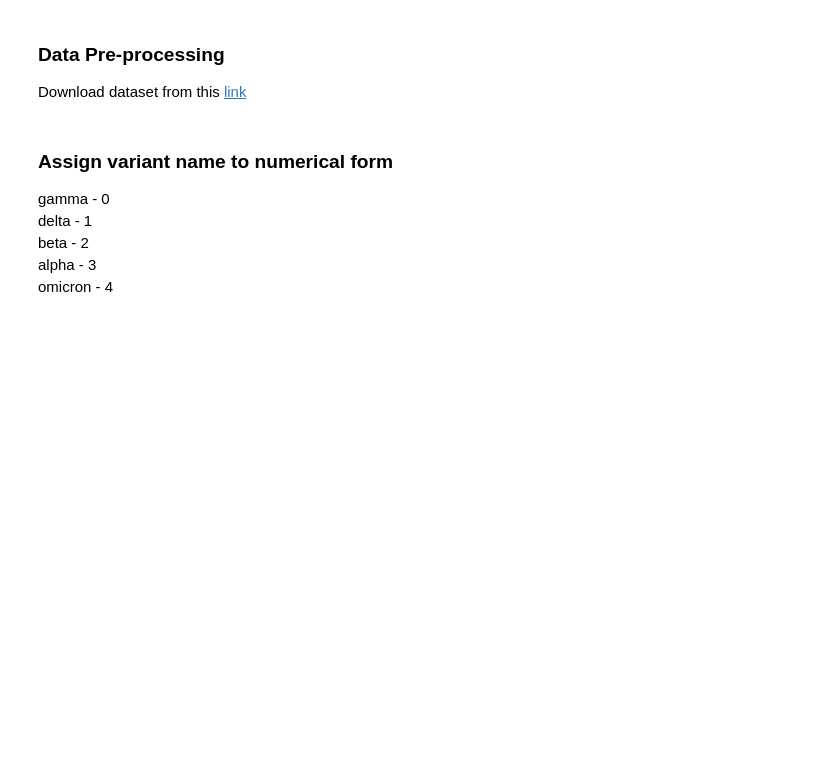
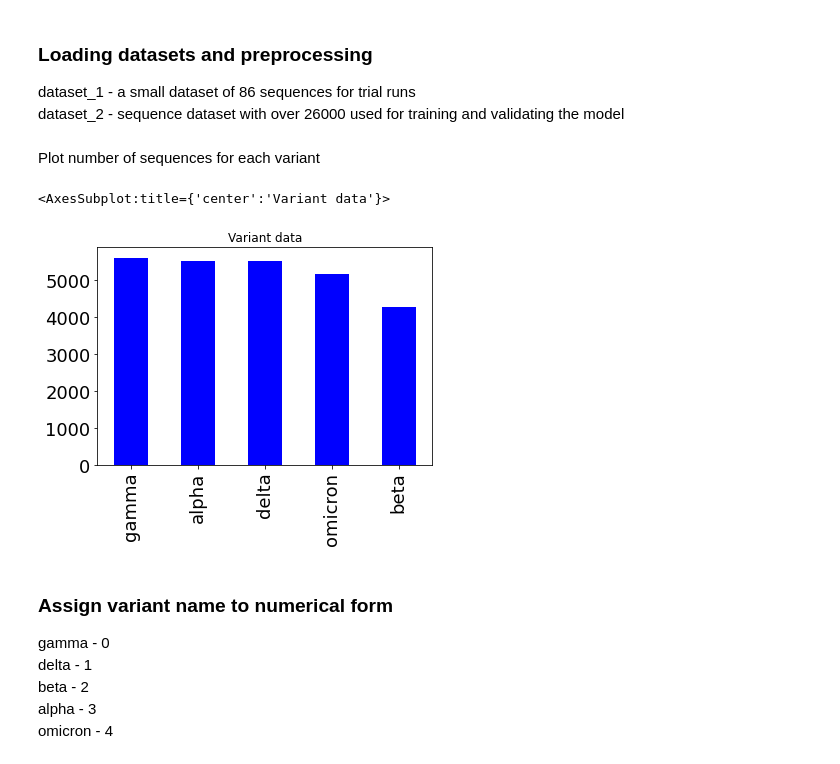
Before and after one commit to omicscodeathon/ml_sarscov2, a Jupyter notebook: notebook/notebook.ipynb, the cells around one changed output. Cells and saved outputs as stored; diff of their text form; code cells hidden in the pictures; blank space fills up the shorter version.

```diff
--- a/notebook/notebook.ipynb
+++ b/notebook/notebook.ipynb
@@ -28,4 +27,6 @@ from numpy import array
-# %% [markdown]
-### **Data Pre-processing**
-Download dataset from this [link](https://drive.google.com/file/d/1BnxovEnbwflFGKKLHomOx4RFQUdDKG55/view?usp=sharing)
+# %% [markdown]
+### Loading datasets and preprocessing
+
+dataset_1 - a small dataset of 86 sequences for trial runs <br>
+dataset_2 - sequence dataset with over 26000 used for training and validating the model
 # %%
@@ -68,6 +69,16 @@ dataset_1["sequence"] = dataset_1['sequence'].str.upper()
 dataset_2 = data
 
 dataset = [dataset_1, dataset_2]
+# %% [markdown]
+Plot number of sequences for each variant
+# %%
+dataset_2["Variant_Id"].value_counts().plot(kind="bar",
+                                            title = "Variant data",
+                                            fontsize=18,
+                                           color = "blue")
+# %% [output]
+<AxesSubplot:title={'center':'Variant data'}>
+[figure, added]
 # %% [markdown]
 ### Assign variant name to numerical form
 
```
Also changed, not shown: parts of 32 cells of this notebook, 5 other files.
